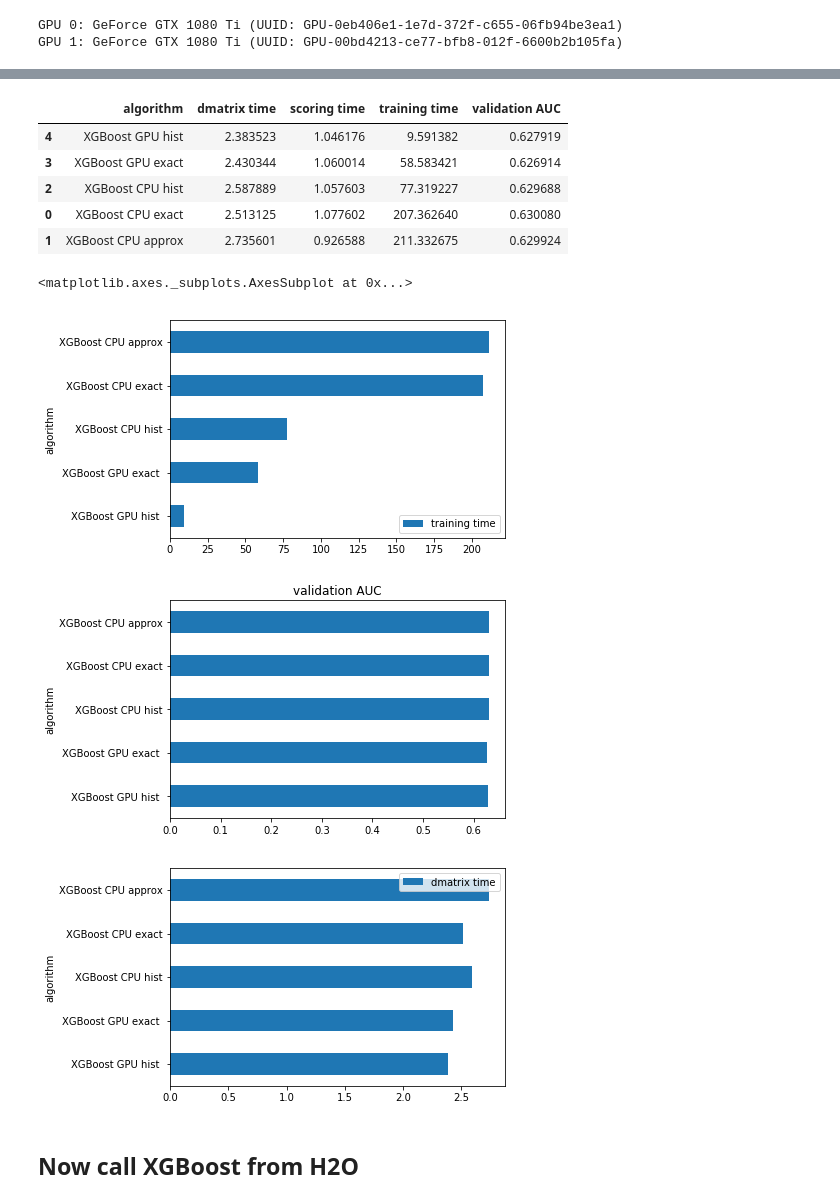
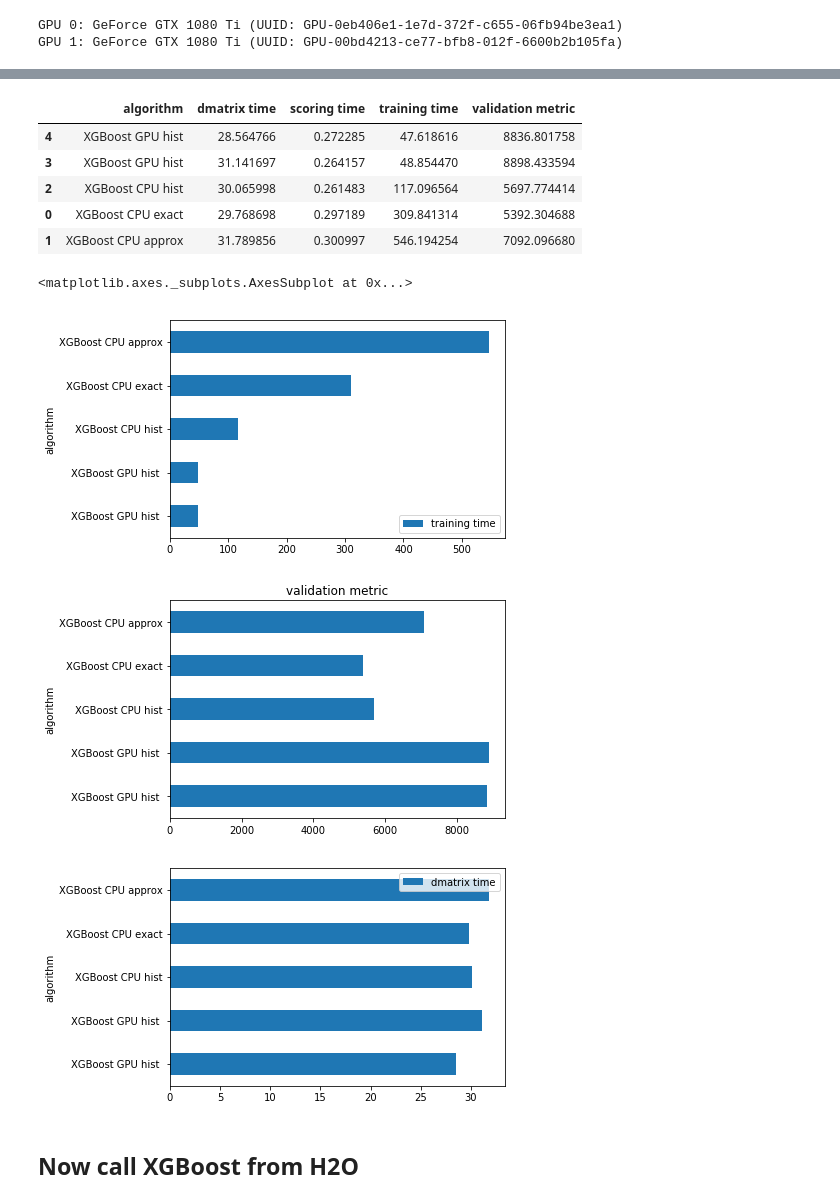
Before and after one commit to h2oai/perf, a Jupyter notebook: xgboost/GPUXGBoost.ipynb, the cells around one changed output, grey strips where cells are left out. Saved outputs shown, nothing was run; the diff lists cells and outputs as text; code cells hidden in the pictures.

```diff
--- a/xgboost/GPUXGBoost.ipynb
+++ b/xgboost/GPUXGBoost.ipynb
@@ -195,7 +243,7 @@ def runXGBoost(param):
     #varimp.sort_values(by = 'Importance', inplace = True, ascending = False)
     #varimp.head(10).plot(label='importance',kind="barh",x="Feature",y="Importance").invert_yaxis()
 # %%
-valid_aucs = []
+valid_metrics = []
 dmatrix_times = []
 train_times = []
 score_times = []
@@ -349,24 +412,24 @@ data = pd.DataFrame({'algorithm'  :plot_labels,
                      'dmatrix time':dmatrix_times,
                      'training time':train_times,
                      'scoring time':score_times,
-                     'validation AUC' :valid_aucs}).sort_values(by="training time")
+                     'validation metric' :valid_metrics}).sort_values(by="training time")
 data
 # %% [output]
-|  | algorithm | dmatrix time | scoring time | training time | validation AUC |
-| 4 | XGBoost GPU hist | 2.383523 | 1.046176 | 9.591382 | 0.627919 |
-| 3 | XGBoost GPU exact | 2.430344 | 1.060014 | 58.583421 | 0.626914 |
-| 2 | XGBoost CPU hist | 2.587889 | 1.057603 | 77.319227 | 0.629688 |
-| 0 | XGBoost CPU exact | 2.513125 | 1.077602 | 207.362640 | 0.630080 |
-| 1 | XGBoost CPU approx | 2.735601 | 0.926588 | 211.332675 | 0.629924 |
+|  | algorithm | dmatrix time | scoring time | training time | validation metric |
+| 4 | XGBoost GPU hist | 28.564766 | 0.272285 | 47.618616 | 8836.801758 |
+| 3 | XGBoost GPU hist | 31.141697 | 0.264157 | 48.854470 | 8898.433594 |
+| 2 | XGBoost CPU hist | 30.065998 | 0.261483 | 117.096564 | 5697.774414 |
+| 0 | XGBoost CPU exact | 29.768698 | 0.297189 | 309.841314 | 5392.304688 |
+| 1 | XGBoost CPU approx | 31.789856 | 0.300997 | 546.194254 | 7092.096680 |
 # %%
 data.plot(label="training time",kind='barh',x='algorithm',y='training time')
-data.plot(title="validation AUC",kind='barh',x='algorithm',y='validation AUC',legend=False)
+data.plot(title="validation metric",kind='barh',x='algorithm',y='validation metric',legend=False)
 data.plot(label="dmatrix time",kind='barh',x='algorithm',y='dmatrix time')
 # %% [output]
 <matplotlib.axes._subplots.AxesSubplot at 0x...>
-[figure, old version]
+[figure, new version]
-[figure, old version]
+[figure, new version]
-[figure, old version]
+[figure, new version]
 # %% [markdown]
 ## Now call XGBoost from H2O
 # %%
```
Also changed, not shown: parts of 25 cells of this notebook.
